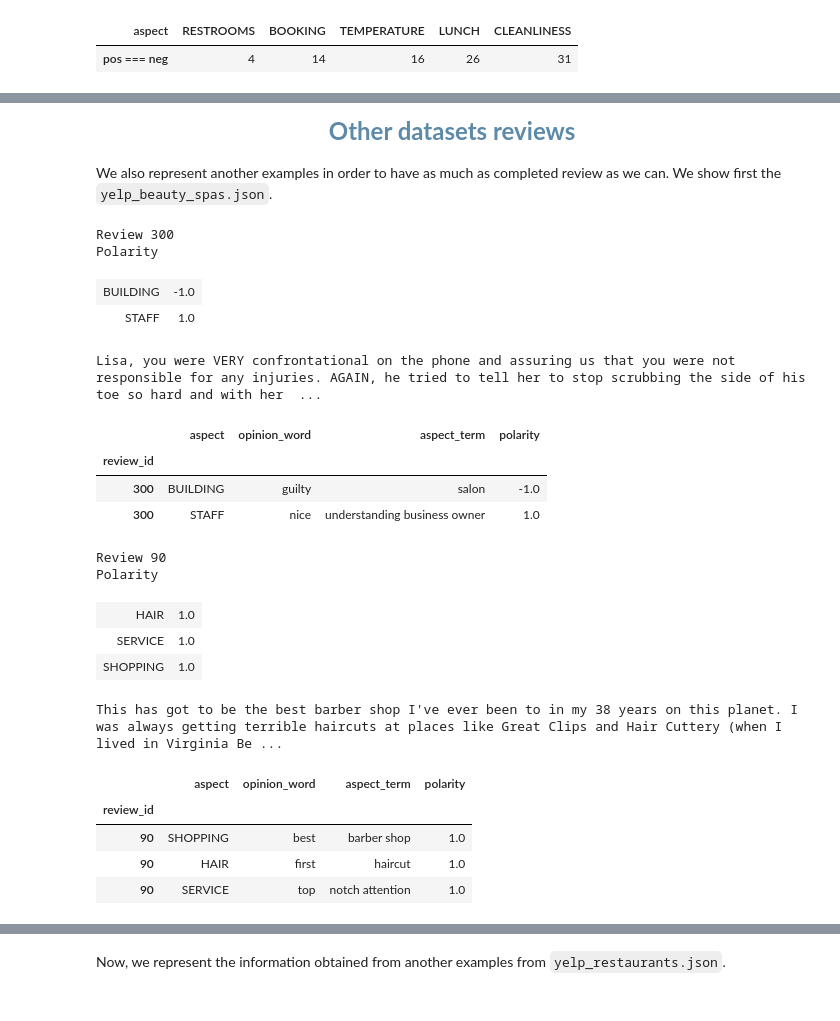
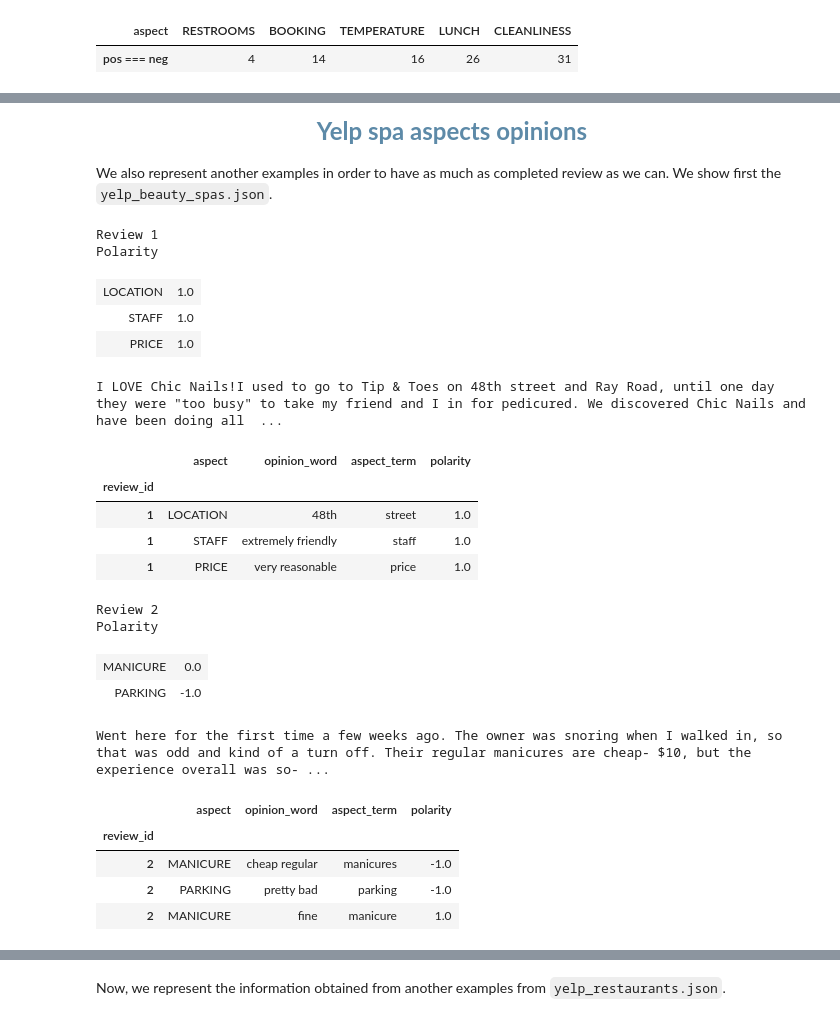
Before and after one commit to glorelvalle/mucd-mg, a Jupyter notebook: pln/p1.ipynb, the cells around one changed output, grey strips where cells are left out. Cells and saved outputs as stored; diff of their text form; code cells hidden in the pictures.

```diff
--- a/pln/p1.ipynb
+++ b/pln/p1.ipynb
@@ -446,11 +450,11 @@ Therefore, we can conclude that YELP hotels must improve these cleaning, tempera
 # %% [markdown]
 <div style="font-weight: bold; color:#5D8AA8" align="center">
-    <div style="font-size: x-large; color:#5D8AA8">Other datasets reviews</div><br>
+    <div style="font-size: x-large; color:#5D8AA8">Yelp spa aspects opinions</div><br>
 </div>
 
 We also represent another examples in order to have as much as completed review as we can. We show first the `yelp_beauty_spas.json`.
 # %%
-idx = 300
+idx = 1
 review = reviews_spas[idx].get("reviewText")
 data = AO.get_aspect_opinion(idx, review, aspects_spas)
 data2 = data.copy()
@@ -459,33 +463,34 @@ data2 = data2.reset_index()
 DP.run_display(idx, data2)
 display(data)
 # %% [output]
-Review 300
+Review 1
 Polarity
-| BUILDING | -1.0 |
+| LOCATION | 1.0 |
 | STAFF | 1.0 |
+| PRICE | 1.0 |
-Lisa, you were VERY confrontational on the phone and assuring us that you were not responsible for any injuries. AGAIN, he tried to tell her to stop scrubbing the side of his toe so hard and with her  ...
+I LOVE Chic Nails!I used to go to Tip & Toes on 48th street and Ray Road, until one day they were "too busy" to take my friend and I in for pedicured. We discovered Chic Nails and have been doing all  ...
 |  | aspect | opinion_word | aspect_term | polarity |
 | review_id |  |  |  |  |
-| 300 | BUILDING | guilty | salon | -1.0 |
-| 300 | STAFF | nice | understanding business owner | 1.0 |
+| 1 | LOCATION | 48th | street | 1.0 |
+| 1 | STAFF | extremely friendly | staff | 1.0 |
+| 1 | PRICE | very reasonable | price | 1.0 |
 # %%
-idx = 90
+idx = 2
 review = reviews_spas[idx].get("reviewText")
 data = AO.get_aspect_opinion(idx, review, aspects_spas)
 data2 = data.copy()
 data2['text'] = review
 data2 = data2.reset_index()
 DP.run_display(idx, data2)
 display(data)
 # %% [output]
-Review 90
+Review 2
 Polarity
-| HAIR | 1.0 |
-| SERVICE | 1.0 |
-| SHOPPING | 1.0 |
+| MANICURE | 0.0 |
+| PARKING | -1.0 |
-This has got to be the best barber shop I've ever been to in my 38 years on this planet. I was always getting terrible haircuts at places like Great Clips and Hair Cuttery (when I lived in Virginia Be ...
+Went here for the first time a few weeks ago. The owner was snoring when I walked in, so that was odd and kind of a turn off. Their regular manicures are cheap- $10, but the experience overall was so- ...
 |  | aspect | opinion_word | aspect_term | polarity |
 | review_id |  |  |  |  |
-| 90 | SHOPPING | best | barber shop | 1.0 |
-| 90 | HAIR | first | haircut | 1.0 |
-| 90 | SERVICE | top | notch attention | 1.0 |
+| 2 | MANICURE | cheap regular | manicures | -1.0 |
+| 2 | PARKING | pretty bad | parking | -1.0 |
+| 2 | MANICURE | fine | manicure | 1.0 |
```
Also changed, not shown: parts of 20 cells of this notebook.
